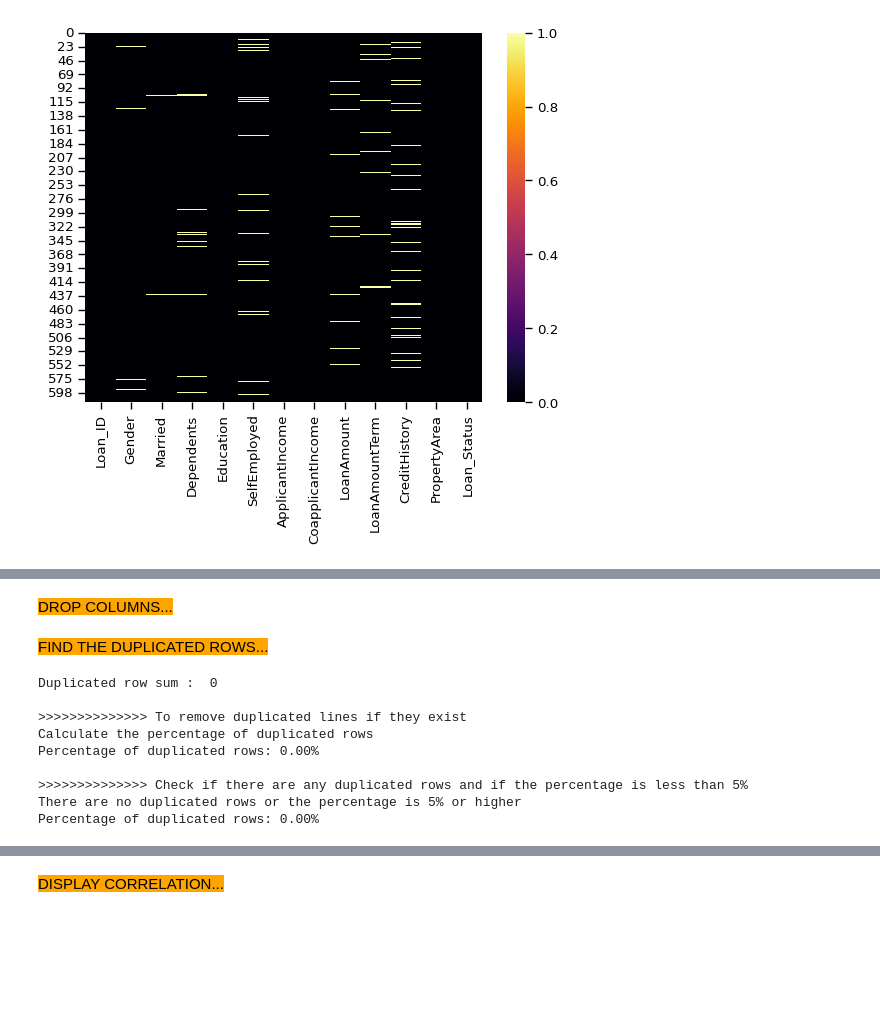
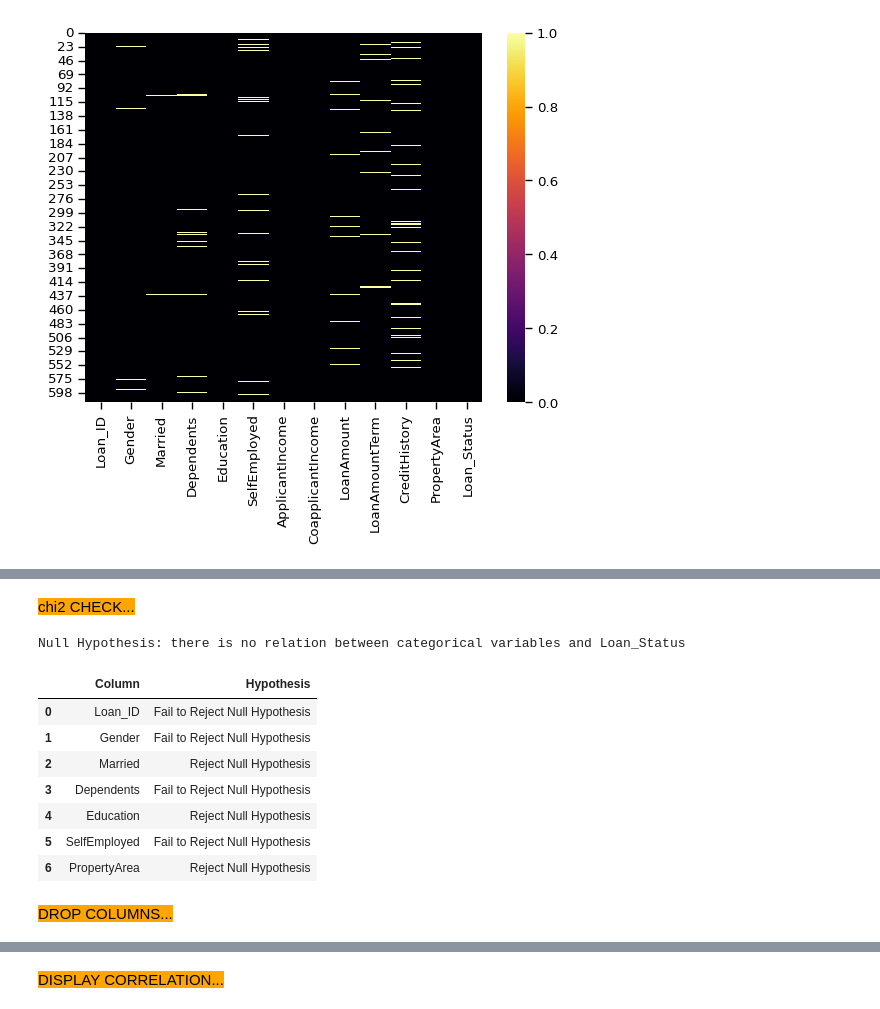
Before and after one commit to jawdatmerhy/public, a Jupyter notebook: LoanApproval.ipynb, the cells around one changed output, grey strips where cells are left out. Drawn from its saved outputs; the diff is of its cells as text; code cells hidden in the pictures; blank space fills up the shorter version.

```diff
--- a/LoanApproval.ipynb
+++ b/LoanApproval.ipynb
@@ -268,3 +362,42 @@ VISULIZE THE NULL VALUES USING HEATMAP...
+# %%
+##############################################
+display_colored_message("\nchi2 CHECK...")
+
+# Filter columns with 'object' dtype
+categorical_columns = df.select_dtypes(include=['object']).columns
+display_colored_sub_message("\nNull Hypothesis: there is no relation between categorical variables and Loan_Status")
+
+chi2_check = []
+for i in categorical_columns:
+    if chi2_contingency(pd.crosstab(df['Loan_Status'], df[i]))[1] < 0.05:
+        chi2_check.append('Reject Null Hypothesis')
+    else:
+        chi2_check.append('Fail to Reject Null Hypothesis')
+
+
+res = pd.DataFrame({'Column': categorical_columns, 'Hypothesis': chi2_check})
+
+# Define a function to color the cells
+def color_hypothesis(val):
+    color = 'green' if val == 'Reject Null Hypothesis' else 'red'
+    return f'color: {color}'
+
+# Apply the coloring function to the Hypothesis column
+styled_res = res.style.applymap(color_hypothesis, subset=['Hypothesis'])
+
+# Display the styled DataFrame
+styled_res
+# %% [output]
+chi2 CHECK...
+Null Hypothesis: there is no relation between categorical variables and Loan_Status
+|  | Column | Hypothesis |
+| 0 | Loan_ID | Fail to Reject Null Hypothesis |
+| 1 | Gender | Fail to Reject Null Hypothesis |
+| 2 | Married | Reject Null Hypothesis |
+| 3 | Dependents | Fail to Reject Null Hypothesis |
+| 4 | Education | Reject Null Hypothesis |
+| 5 | SelfEmployed | Fail to Reject Null Hypothesis |
+| 6 | PropertyArea | Reject Null Hypothesis |
 # %%
 ####################################################
 display_colored_message("DROP COLUMNS...")
@@ -273,37 +406,3 @@ columns_to_drop = ['Loan_ID']
 df.drop(columns_to_drop, axis=1, inplace=True)
 # %% [output]
 DROP COLUMNS...
-# %%
-####################################################
-display_colored_message("FIND THE DUPLICATED ROWS...")
-#Find the duplicated rows
-print('Duplicated row sum : ', df.duplicated().sum())
-
-display_colored_sub_message("\n>>>>>>>>>>>>>> To remove duplicated lines if they exist")
-print("Calculate the percentage of duplicated rows")
-# Calculate the percentage of duplicated rows
-percent_duplication = df.duplicated().sum() / df.shape[0]
-print(f"Percentage of duplicated rows: {percent_duplication * 100:.2f}%")
-
-display_colored_sub_message("\n>>>>>>>>>>>>>> Check if there are any duplicated rows and if the percentage is less than 5%")
-# Check if there are any duplicated rows and if the percentage is less than 5%
-if 0 < percent_duplication < 0.05:
-    display_colored_sub_message("\n>>>>>>>>>>>>>> Drop duplicated rows")
-    # Drop duplicated rows
-    df = df.drop_duplicates()
-else:
-    print("There are no duplicated rows or the percentage is 5% or higher")
-
-# Optional: print the percentage of duplication
-print(f"Percentage of duplicated rows: {percent_duplication * 100:.2f}%")
-# %% [output]
-FIND THE DUPLICATED ROWS...
-Duplicated row sum :  0
-
->>>>>>>>>>>>>> To remove duplicated lines if they exist
-Calculate the percentage of duplicated rows
-Percentage of duplicated rows: 0.00%
-
->>>>>>>>>>>>>> Check if there are any duplicated rows and if the percentage is less than 5%
-There are no duplicated rows or the percentage is 5% or higher
-Percentage of duplicated rows: 0.00%
```
Also changed, not shown: parts of 18 cells of this notebook.
